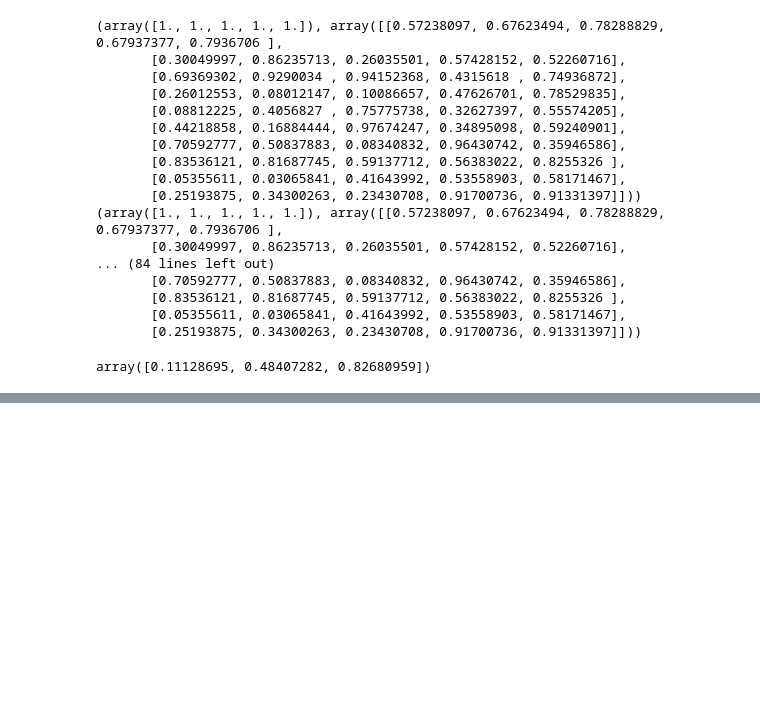
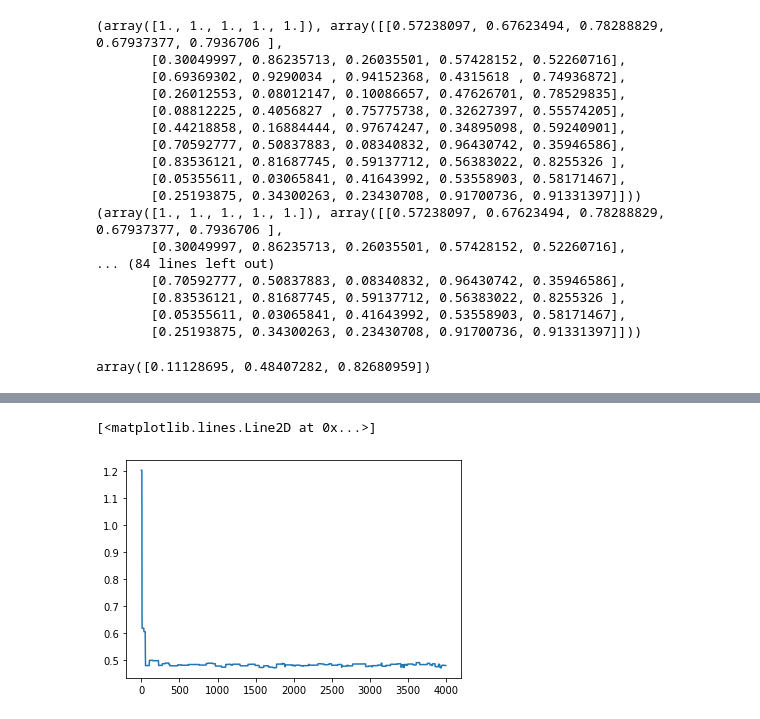
Before and after one commit to AlexanderFengler/nn_likelihoods, a Jupyter notebook: doodle.ipynb, the cells around one changed output, grey strips where cells are left out. Cells and saved outputs as stored; diff of their text form; code cells hidden in the pictures; blank space fills up the shorter version.

```diff
--- a/doodle.ipynb
+++ b/doodle.ipynb
@@ -303,0 +348,5 @@ array([1, 2, 3])
+# %%
+plt.plot(t[2][:,1,1])
+# %% [output]
+[<matplotlib.lines.Line2D at 0x...>]
+[figure, added]
```
Also changed, not shown: parts of 59 cells of this notebook, 1 other file.
